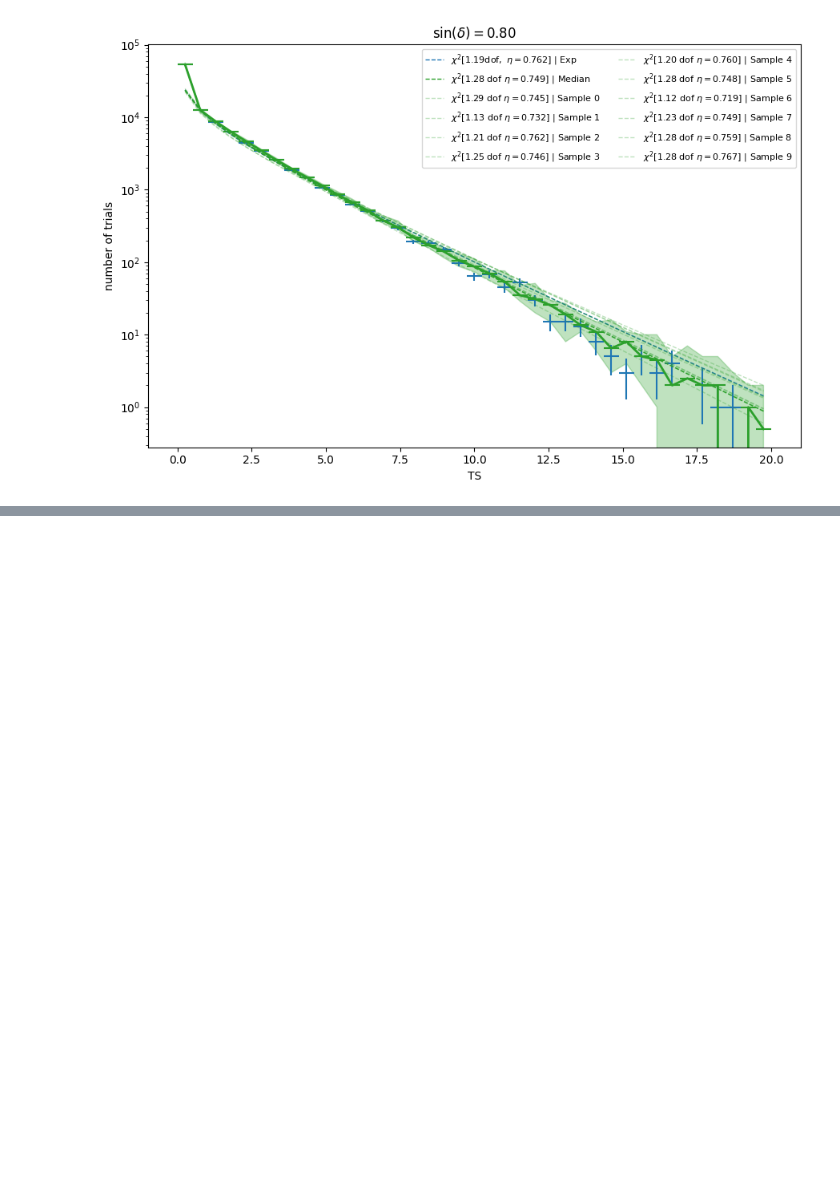
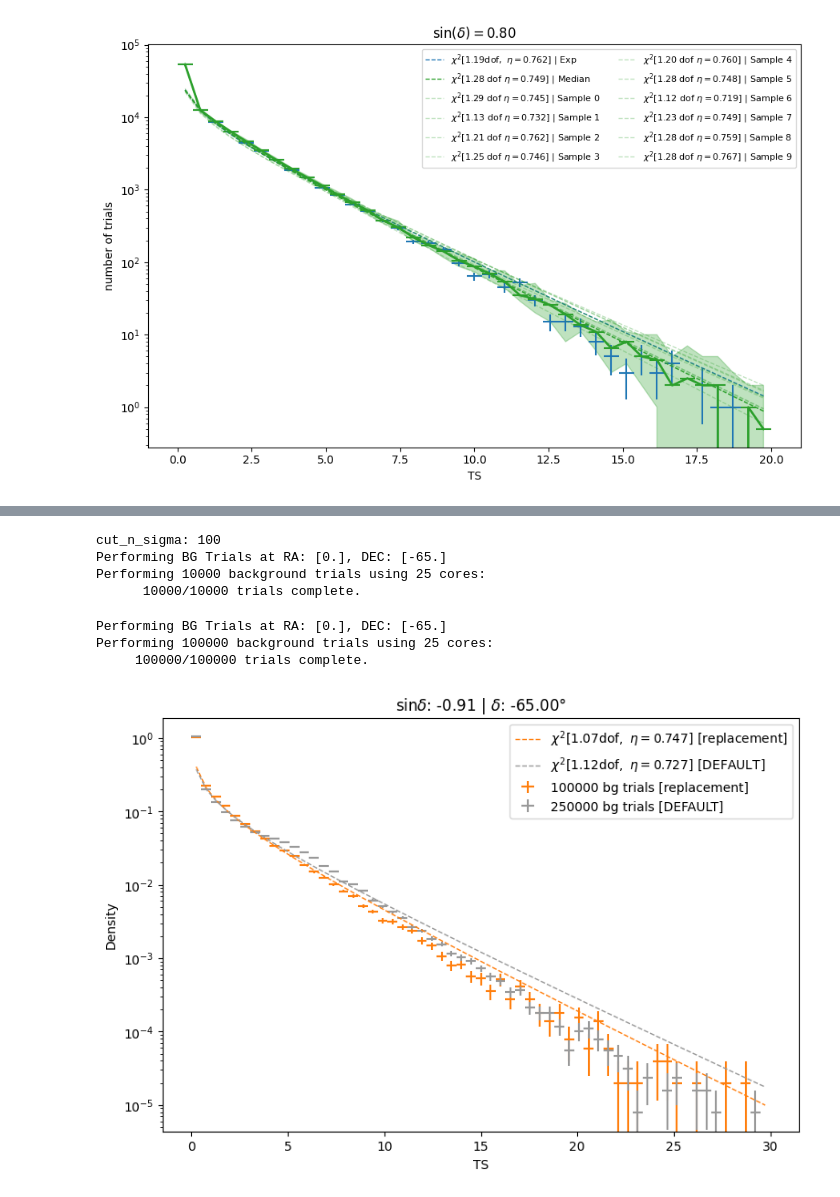
Before and after one commit to ssclafani949/DNNCascade, a Jupyter notebook: notebooks/analysis/bkg_ts_fluctuations.ipynb, the cells around one changed output, grey strips where cells are left out. Saved outputs shown, nothing was run; the diff lists cells and outputs as text; code cells hidden in the pictures; blank space fills up the shorter version.

```diff
--- a/notebooks/analysis/bkg_ts_fluctuations.ipynb
+++ b/notebooks/analysis/bkg_ts_fluctuations.ipynb
@@ -451,0 +561,71 @@ for sindec in sindecs:
+# %%
+n_trials = 100000
+
+bg2_nsigma100 = get_bkg_trials(
+    sindec=sindec,
+    gamma=2.5,
+    ana=ana,
+    n_trials=n_trials,
+    cpus=25,
+)
+# %% [output]
+cut_n_sigma: 100
+Performing BG Trials at RA: [0.], DEC: [-65.]
+Performing 10000 background trials using 25 cores:
+      10000/10000 trials complete.
+# %%
+
+bg2 = get_bkg_trials(
+    sindec=sindec,
+    gamma=2.5,
+    ana=ana,
+    n_trials=n_trials,
+    cpus=25,
+)
+# %% [output]
+Performing BG Trials at RA: [0.], DEC: [-65.]
+Performing 100000 background trials using 25 cores:
+     100000/100000 trials complete.
+# %%
+bins = np.linspace(0, 30, 60)
+fig, ax = plt.subplots(figsize=(9, 6))
+density = True
+if False:
+    plot_bkg_trials(bg, bins=bins, fig=fig, ax=ax, density=density)
+if True:
+    plot_bkg_trials(
+        bg2, fig=fig, ax=ax, bins=bins,
+        color=colors[1],
+        density=density,
+        label='{} bg trials [replacement]',
+        label_fit=r'$\chi^2[{:.2f}\mathrm{{dof}},\ \eta={:.3f}]$ [replacement]',
+    )
+if False:
+    plot_bkg_trials(
+        bg_nsigma100, fig=fig, ax=ax, bins=bins,
+        color=colors[2],
+        density=density,
+        label='{} bg trials [$100 \cdot \sigma cut$]',
+        label_fit=r'$\chi^2[{:.2f}\mathrm{{dof}},\ \eta={:.3f}]$ [$100 \cdot \sigma cut$]',
+    )
+if False:
+    plot_bkg_trials(
+        bg2_nsigma100, fig=fig, ax=ax, bins=bins,
+        color=colors[3],
+        density=density,
+        label='{} bg trials [$100 \cdot \sigma cut$ + replacement]',
+        label_fit=r'$\chi^2[{:.2f}\mathrm{{dof}},\ \eta={:.3f}]$ [$100 \cdot \sigma cut$ + replacement]',
+    )
+if True:
+    plot_bkg_trials(
+        default_bg_chi2[-65], fig=fig, ax=ax, bins=bins,
+        color='0.6',
+        density=density,
+        label='{} bg trials [DEFAULT]',
+        label_fit=r'$\chi^2[{:.2f}\mathrm{{dof}},\ \eta={:.3f}]$ [DEFAULT]',
+    )
+ax.set_title('$\sin \delta$: {:3.2f} | $\delta$: {:3.2f}°'.format(
+    sindec, np.rad2deg(np.arcsin(sindec))))
+fig.savefig(os.path.join(plot_dir, 'test_replacement_sampling.png'))
+# %% [output]
+[figure, added]
```
Also changed, not shown: parts of 26 cells of this notebook, 7 other files.
